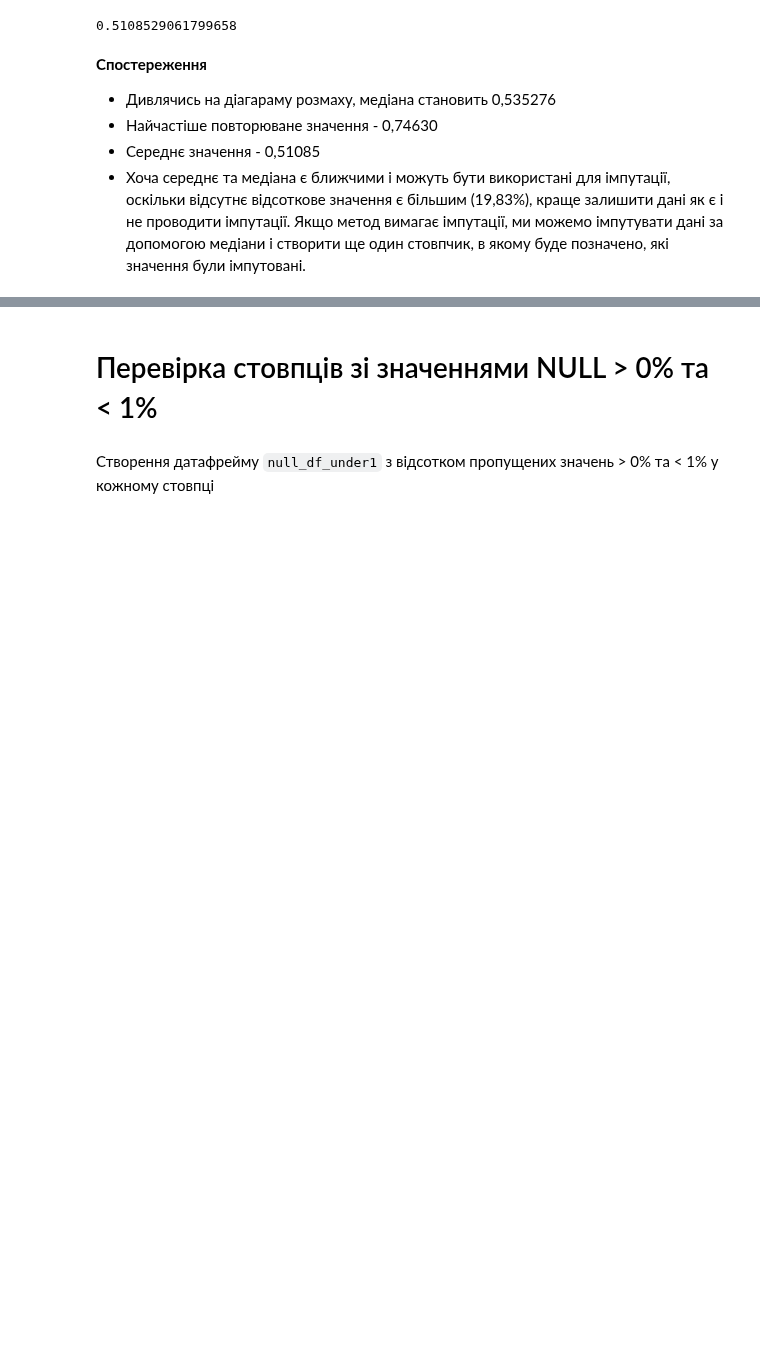
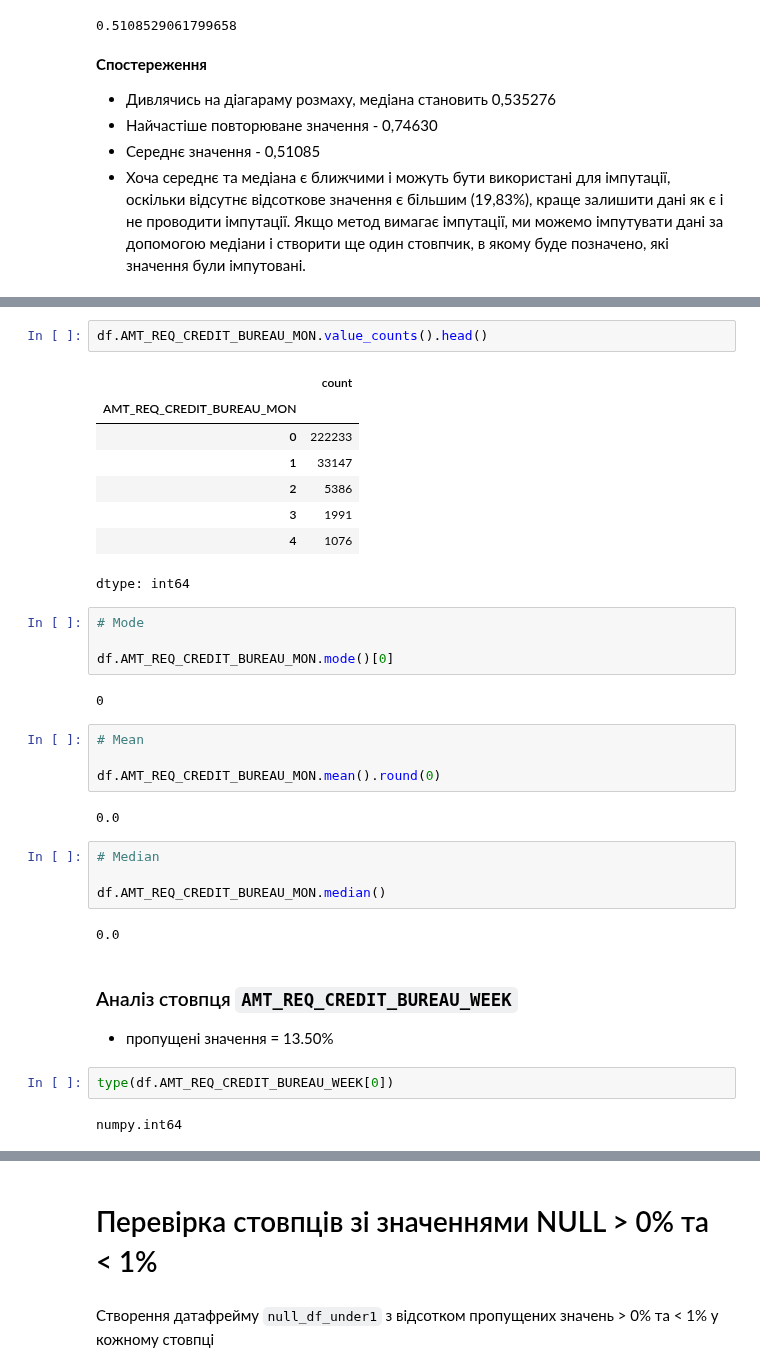
Before and after one commit to o-semenkova/ml_home_tasks, a Jupyter notebook: Credit EDA.ipynb, the cells around one changed output, grey strips where cells are left out. Drawn from its saved outputs; the diff is of its cells as text; blank space fills up the shorter version.

```diff
--- a/Credit EDA.ipynb
+++ b/Credit EDA.ipynb
@@ -558,0 +679,37 @@ df.EXT_SOURCE_3.mean()
+# %%
+df.AMT_REQ_CREDIT_BUREAU_MON.value_counts().head()
+# %% [output]
+|  | count |
+| AMT_REQ_CREDIT_BUREAU_MON |  |
+| 0 | 222233 |
+| 1 | 33147 |
+| 2 | 5386 |
+| 3 | 1991 |
+| 4 | 1076 |
+dtype: int64
+# %%
+# Mode
+
+df.AMT_REQ_CREDIT_BUREAU_MON.mode()[0]
+# %% [output]
+0
+# %%
+# Mean
+
+df.AMT_REQ_CREDIT_BUREAU_MON.mean().round(0)
+# %% [output]
+0.0
+# %%
+# Median
+
+df.AMT_REQ_CREDIT_BUREAU_MON.median()
+# %% [output]
+0.0
+# %% [markdown]
+### Аналіз стовпця `AMT_REQ_CREDIT_BUREAU_WEEK`
+
+- пропущені значення = 13.50%
+# %%
+type(df.AMT_REQ_CREDIT_BUREAU_WEEK[0])
+# %% [output]
+numpy.int64
```
Also changed, not shown: parts of 37 cells of this notebook.
